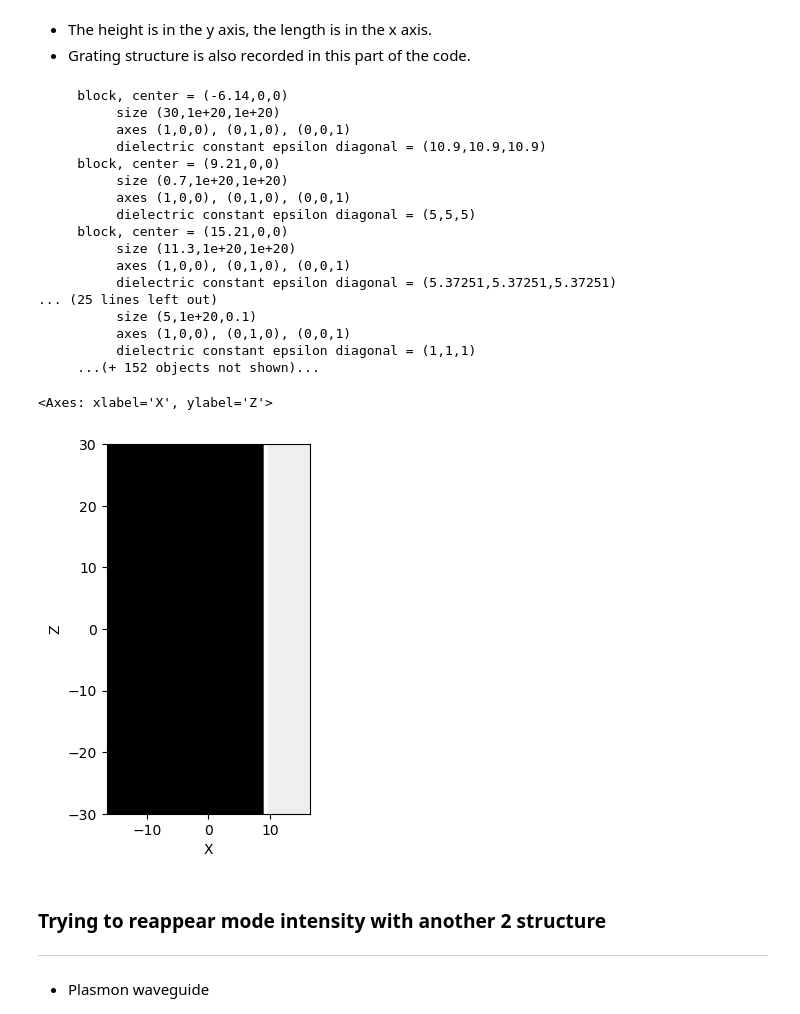
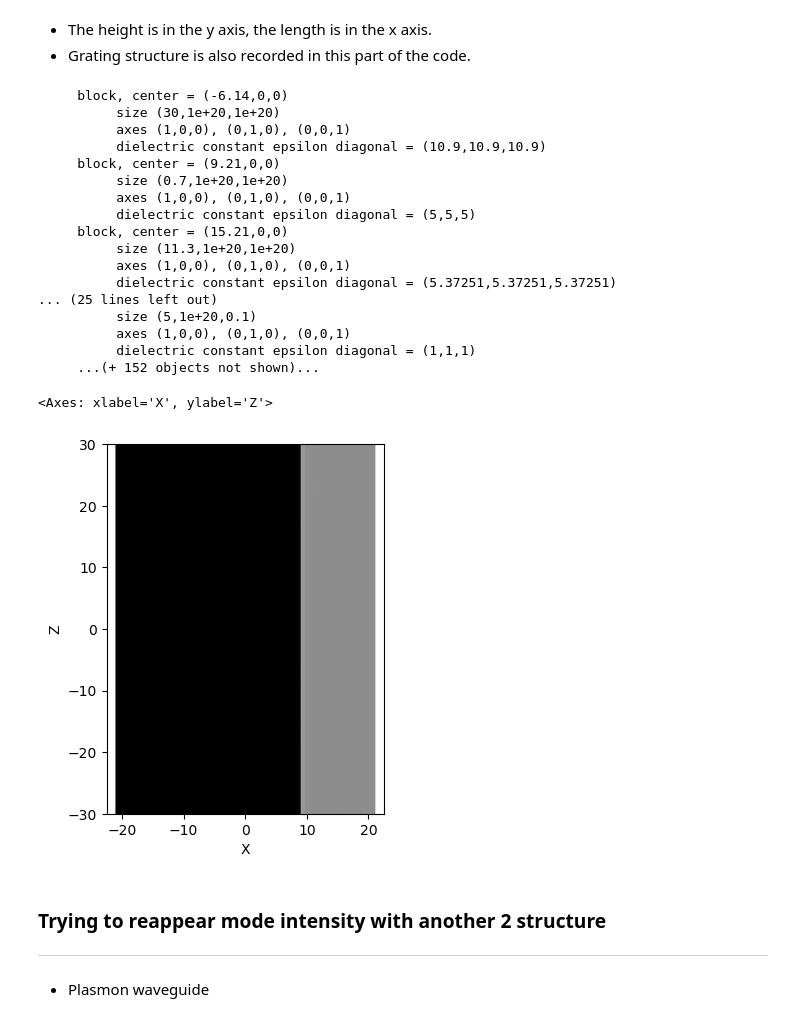
Before and after one commit to zhou277/Semiconductor_laser, a Jupyter notebook: QCL_mode_intensity.ipynb, the cells around one changed output. Saved outputs shown, nothing was run; the diff lists cells and outputs as text; code cells hidden in the pictures.

```diff
--- a/QCL_mode_intensity.ipynb
+++ b/QCL_mode_intensity.ipynb
@@ -11,11 +11,12 @@
 import meep as mp
 import numpy as np
 from matplotlib import pyplot as plt
+import matplotlib.patches as patches
 from meep.materials import Au,GaAs
 from QCL_materials import substrate_GaAs
 
 ###---------------------------------------------------------------basic config-------------------------------------------------------------------###
-sx = 33
+sx = 45
 sy = 0
 sz = 60
 dpml = 1  # PML thickness
@@ -41,27 +42,18 @@ GaAs_low_doped = mp.Medium(epsilon=12.9,
 GaAs_high_doped = mp.Medium(epsilon=5,
                             D_conductivity=100)
 
-n_GaAs = mp.Medium(
-    epsilon=10.9,  # 高频极限介电常数
-    E_susceptibilities=[
-        mp.DrudeSusceptibility(
-            frequency=0.37,
-            gamma=0.01,
-            sigma=1.0
-        )])
-
 ###-------------------------------------------------------------geometry---------------------------------------------------------------------###
+x0 = -0.5 * (Au_thickness + nGaAs_thickness_1 + Active_region_thickness + nGaAs_thickness_2 + substrate_GaAs_thickness)
 def add_layer(thickness, material):
     """add layers through x axis"""
     global x0
-    center_x = x0 + 0.5 * thickness
-    geometry.append(mp.Block(size=mp.Vector3(thickness,mp.inf,mp.inf),
-                             center=mp.Vector3(center_x, 0, 0),
-                             material=material))
+    geometry.append(mp.Block(material=material,
+                             size=mp.Vector3(thickness,mp.inf,mp.inf),
+                             center=mp.Vector3(x0 + 0.5 * thickness, 0, 0),
+                             ))
     x0 += thickness
 
 geometry = []
-x0 = -0.5 * (Au_thickness + nGaAs_thickness_1 + Active_region_thickness + nGaAs_thickness_2 + substrate_GaAs_thickness)
 # Substrate
 add_layer(substrate_GaAs_thickness, substrate_GaAs)
 add_layer(nGaAs_thickness_2,        GaAs_high_doped)
@@ -79,28 +71,35 @@ pattern_2 = "|-||-|||||-||||||-|||-||||-||-||-|||||||||-||-|-||-||-||-|-|||-||-|
 pattern = pattern_1 + pattern_2
 slot_depth = 5
 slot_width = 0.1
+Λ = 0.5
+slot_spacing = Λ / 2
+
+z_start = -len(pattern) * slot_spacing / 2
 x_grating = x0 + Au_thickness + nGaAs_thickness_1 + Active_region_thickness + nGaAs_thickness_2 + substrate_GaAs_thickness - 0.5 * Au_thickness
 
 r = 0.15  # radius of holes
 d = 1  # defect spacing (ordinary spacing = 1)
 N = 0  # number of holes on either side of defect
 
-def add_grating(pattern,geometry):
+def add_grating(pattern,grating_geometry):
     """ add grating structure through z axis"""
     for i, symbol in enumerate(pattern):
         if symbol == "|":
-            z_pos = -sz/2 + i * d
+            z_pos = z_start + i * slot_spacing
             # geometry.append(mp.Cylinder(r, center=mp.Vector3(x=Au_thickness,y=0,z=z_pos)))
-            geometry.append(mp.Block(material=mp.air,
-                                         size=mp.Vector3(slot_depth,mp.inf,slot_width),
-                                         center=mp.Vector3(x_grating,0,z_pos)))
+            grating_geometry.append(mp.Block(
+                                material=mp.air,
+                                size=mp.Vector3(slot_depth,mp.inf,slot_width),
+                                center=mp.Vector3(x_grating,0,z_pos)))
         else:
-            z_pos = -sz/2 + i * d * 0.5
+            z_pos = z_start + i * slot_depth/2
 
-add_grating(pattern,geometry)
+grating_geometry = []
+add_grating(pattern,grating_geometry)
 
-pml_layers = [mp.PML(1.0)]
+geometry += grating_geometry
 
+pml_layers = [mp.PML(dpml)]
 fcen = 1e12 # 1THz
 df = 0.2  # pulse frequency width
 
@@ -110,34 +109,34 @@ src = [mp.Source(mp.GaussianSource(fcen, fwidth=df),
         size=mp.Vector3(0, sy))]
 
 # sym = [mp.Mirror(mp.Y, phase=-1)]
 ###-------------------------------------------------------------simulation setup---------------------------------------------------------------------###
 sim = mp.Simulation(
     cell_size=cell,
     geometry=geometry,
     # boundary_layers=pml_layers,
     sources=src,
     resolution=resolution)
 sim.plot2D()
 # %% [output]
      block, center = (-6.14,0,0)
           size (30,1e+20,1e+20)
           axes (1,0,0), (0,1,0), (0,0,1)
           dielectric constant epsilon diagonal = (10.9,10.9,10.9)
      block, center = (9.21,0,0)
           size (0.7,1e+20,1e+20)
           axes (1,0,0), (0,1,0), (0,0,1)
           dielectric constant epsilon diagonal = (5,5,5)
      block, center = (15.21,0,0)
           size (11.3,1e+20,1e+20)
           axes (1,0,0), (0,1,0), (0,0,1)
           dielectric constant epsilon diagonal = (5.37251,5.37251,5.37251)
 ... (25 lines left out)
           size (5,1e+20,0.1)
           axes (1,0,0), (0,1,0), (0,0,1)
           dielectric constant epsilon diagonal = (1,1,1)
      ...(+ 152 objects not shown)...
 <Axes: xlabel='X', ylabel='Z'>
-[figure, old version]
+[figure, new version]
 # %% [markdown]
 ### Trying to reappear mode intensity with another 2 structure
 ---
```
Also changed, not shown: parts of 1 cell of this notebook, 1 other file.
